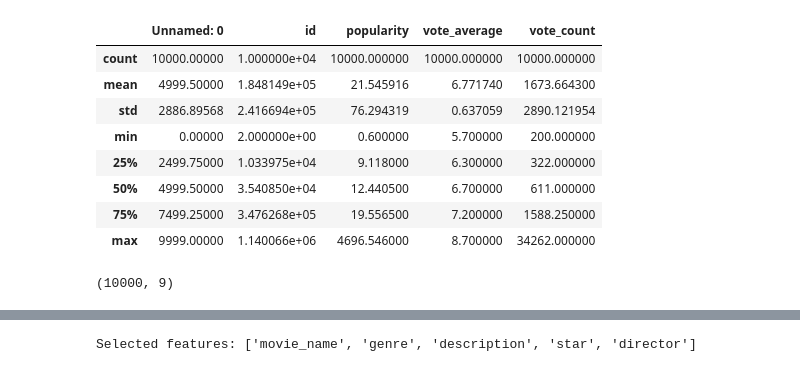
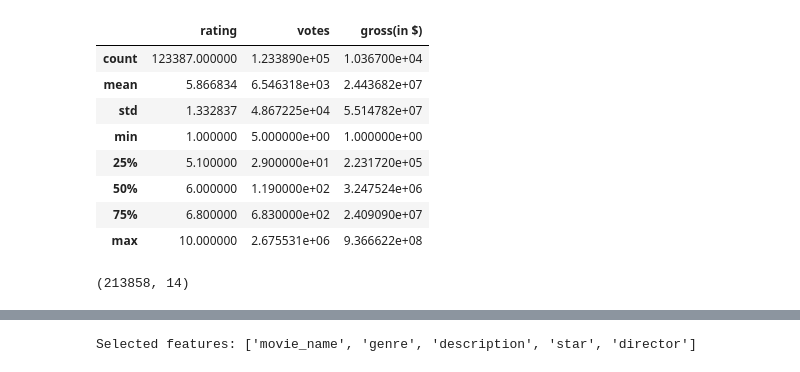
Before and after one commit to rpami001/Movie-Recommender-ML-Project, a Jupyter notebook: Movie_recommender.ipynb, the cells around one changed output, grey strips where cells are left out. Saved outputs shown, nothing was run; the diff lists cells and outputs as text; code cells hidden in the pictures.

```diff
--- a/Movie_recommender.ipynb
+++ b/Movie_recommender.ipynb
@@ -36,15 +36,15 @@ movies1.head(50)
 | 48 | tt5433138 | F9: The Fast Saga | 2021 | PG-13 | 143 min | Action, Crime, Thriller | 5.2 | Dom and the crew must take on an ... | Justin Lin | ... |
 | 49 | tt12003946 | Violent Night | 2022 | R | 112 min | Action, Comedy, Crime | 6.7 | When a group of mercenaries attac... | Tommy Wirkola | ... |
 # %%
-movies.describe()
+movies1.describe()
 # %% [output]
-|  | Unnamed: 0 | id | popularity | vote_average | vote_count |
-| count | 10000.00000 | 1.000000e+04 | 10000.000000 | 10000.000000 | 10000.000000 |
-| mean | 4999.50000 | 1.848149e+05 | 21.545916 | 6.771740 | 1673.664300 |
-| std | 2886.89568 | 2.416694e+05 | 76.294319 | 0.637059 | 2890.121954 |
-| min | 0.00000 | 2.000000e+00 | 0.600000 | 5.700000 | 200.000000 |
-| 25% | 2499.75000 | 1.033975e+04 | 9.118000 | 6.300000 | 322.000000 |
-| 50% | 4999.50000 | 3.540850e+04 | 12.440500 | 6.700000 | 611.000000 |
-| 75% | 7499.25000 | 3.476268e+05 | 19.556500 | 7.200000 | 1588.250000 |
-| max | 9999.00000 | 1.140066e+06 | 4696.546000 | 8.700000 | 34262.000000 |
+|  | rating | votes | gross(in $) |
+| count | 123387.000000 | 1.233890e+05 | 1.036700e+04 |
+| mean | 5.866834 | 6.546318e+03 | 2.443682e+07 |
+| std | 1.332837 | 4.867225e+04 | 5.514782e+07 |
+| min | 1.000000 | 5.000000e+00 | 1.000000e+00 |
+| 25% | 5.100000 | 2.900000e+01 | 2.231720e+05 |
+| 50% | 6.000000 | 1.190000e+02 | 3.247524e+06 |
+| 75% | 6.800000 | 6.830000e+02 | 2.409090e+07 |
+| max | 10.000000 | 2.675531e+06 | 9.366622e+08 |
 # %%
@@ -52,6 +52,6 @@ shuffled_data = movies.sample(frac=1, random_state=42).reset_index(drop=True)
 # %%
-movies.shape
+movies1.shape
 # %% [output]
-(10000, 9)
+(213858, 14)
 # %%
 
```
Also changed, not shown: parts of 4 cells of this notebook, 1 other file.
